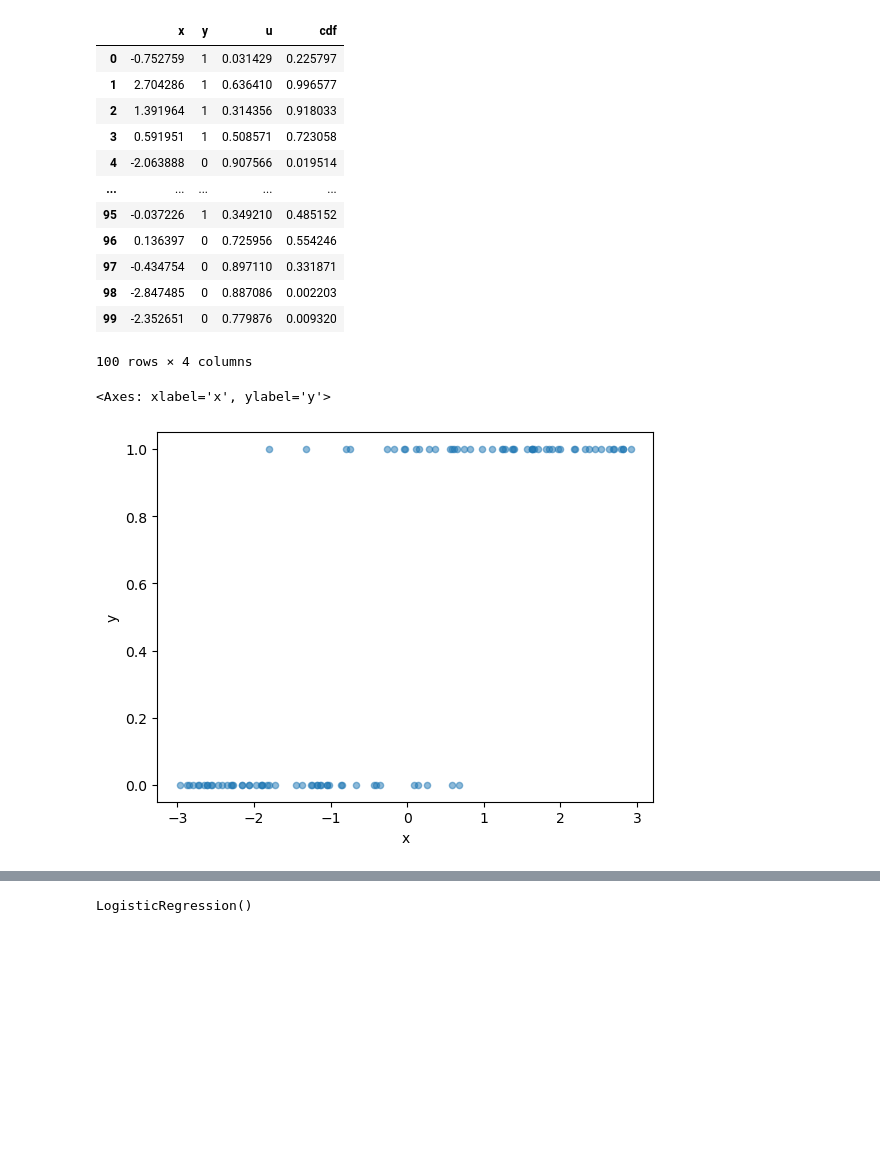
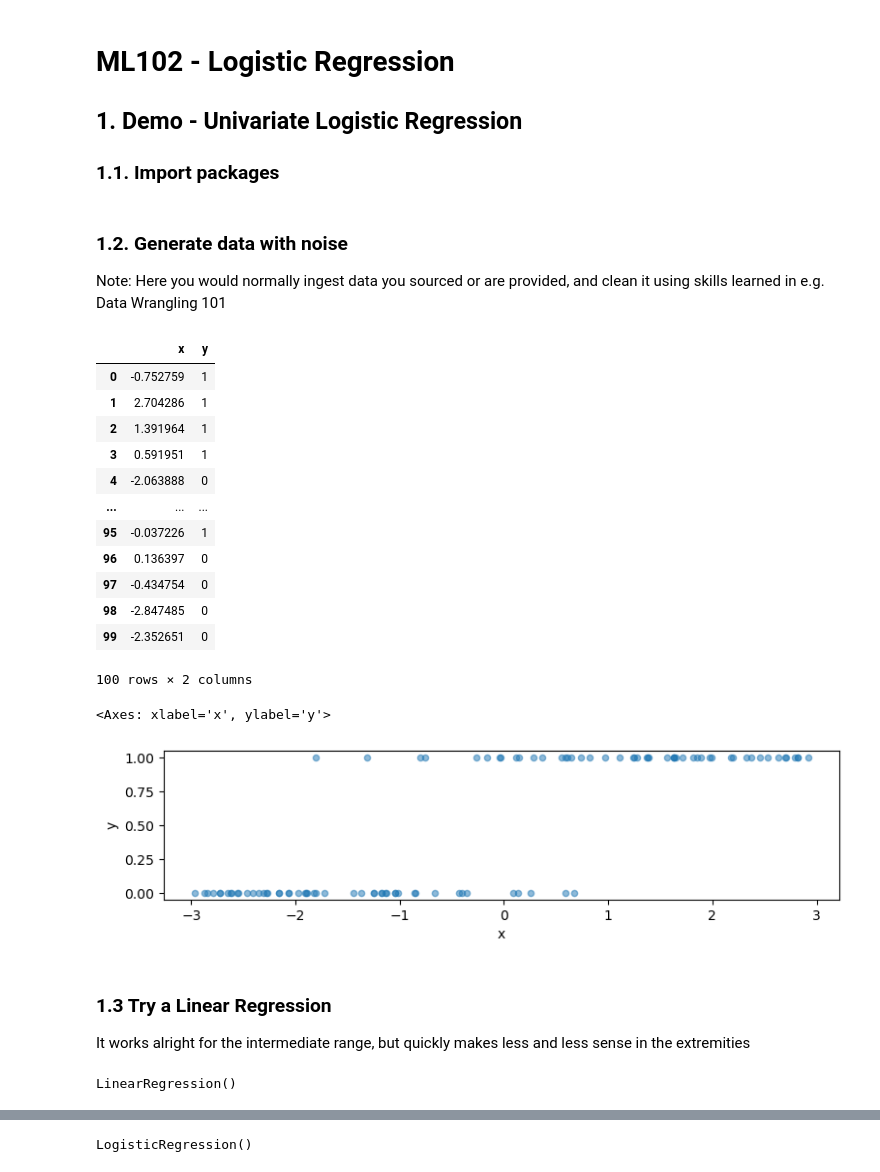
Before and after one commit to ferrari-leo/training, a Jupyter notebook: ml102/02_logistic_regression.ipynb, the cells around one changed output, grey strips where cells are left out. Drawn from its saved outputs; the diff is of its cells as text; code cells hidden in the pictures; blank space fills up the shorter version.

```diff
--- a/ml102/02_logistic_regression.ipynb
+++ b/ml102/02_logistic_regression.ipynb
@@ -1,3 +1,9 @@
+# %% [markdown]
+# ML102 - Logistic Regression
+
+## 1. Demo - Univariate Logistic Regression
+
+### 1.1. Import packages
 # %%
 import numpy as np
 import pandas as pd
@@ -8,3 +16,7 @@ from sklearn.linear_model import LogisticRegression
+# %% [markdown]
+### 1.2. Generate data with noise
+
+Note: Here you would normally ingest data you sourced or are provided, and clean it using skills learned in e.g. Data Wrangling 101
 # %%
 np.random.seed(42)
 n = 100
@@ -13,27 +25,34 @@ u = np.random.uniform(0, 1, n)
 y = np.array([int(ui <= norm.cdf(xi)) for ui, xi in zip(u, x)])
 df = pd.DataFrame({
     'x': x,
-    'y': y,
-    'u': u,
-    'cdf' : norm.cdf(x)
+    'y': y
 })
 df
 # %% [output]
-|  | x | y | u | cdf |
-| 0 | -0.752759 | 1 | 0.031429 | 0.225797 |
-| 1 | 2.704286 | 1 | 0.636410 | 0.996577 |
-| 2 | 1.391964 | 1 | 0.314356 | 0.918033 |
-| 3 | 0.591951 | 1 | 0.508571 | 0.723058 |
-| 4 | -2.063888 | 0 | 0.907566 | 0.019514 |
-| ... | ... | ... | ... | ... |
-| 95 | -0.037226 | 1 | 0.349210 | 0.485152 |
-| 96 | 0.136397 | 0 | 0.725956 | 0.554246 |
-| 97 | -0.434754 | 0 | 0.897110 | 0.331871 |
-| 98 | -2.847485 | 0 | 0.887086 | 0.002203 |
-| 99 | -2.352651 | 0 | 0.779876 | 0.009320 |
+|  | x | y |
+| 0 | -0.752759 | 1 |
+| 1 | 2.704286 | 1 |
+| 2 | 1.391964 | 1 |
+| 3 | 0.591951 | 1 |
+| 4 | -2.063888 | 0 |
+| ... | ... | ... |
+| 95 | -0.037226 | 1 |
+| 96 | 0.136397 | 0 |
+| 97 | -0.434754 | 0 |
+| 98 | -2.847485 | 0 |
+| 99 | -2.352651 | 0 |
-100 rows × 4 columns
+100 rows × 2 columns
 # %%
-df.plot.scatter(x = 'x', y = 'y', alpha = 0.5)
+df.plot.scatter(x = 'x', y = 'y', alpha = 0.5, figsize = (9,2))
 # %% [output]
 <Axes: xlabel='x', ylabel='y'>
-[figure, old version]
+[figure, new version]
+# %% [markdown]
+### 1.3 Try a Linear Regression
+
+It works alright for the intermediate range, but quickly makes less and less sense in the extremities
+# %%
+lm = LinearRegression()
+lm.fit(x.reshape(-1,1), y)
+# %% [output]
+LinearRegression()
```
Also changed, not shown: parts of 23 cells of this notebook, 2 other files.
